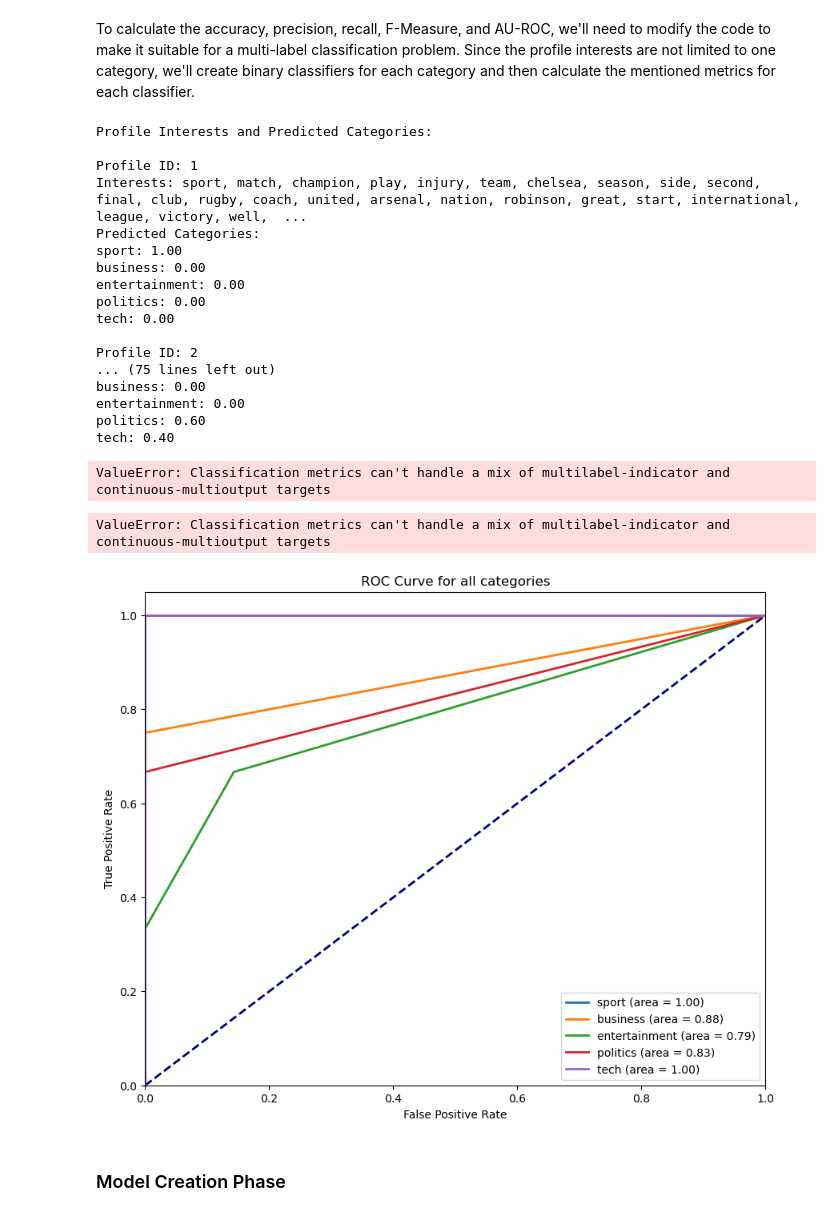
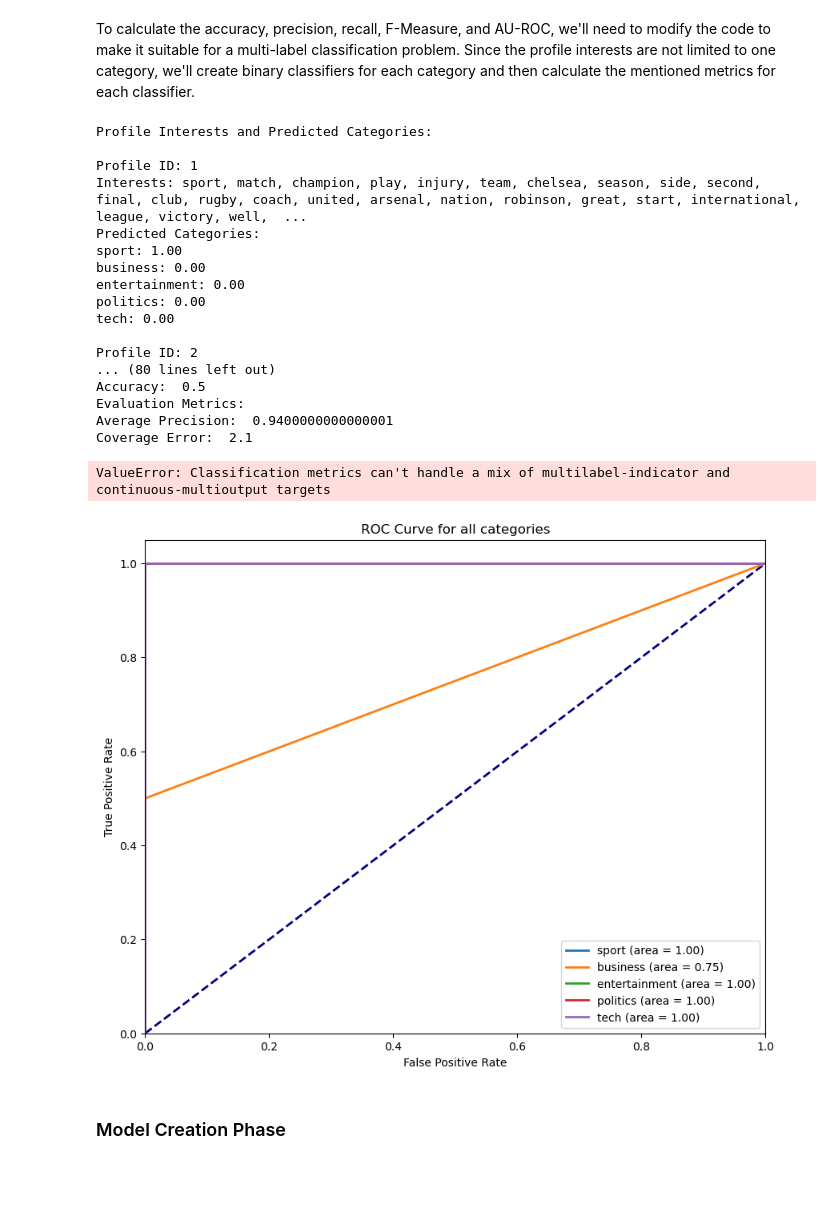
Before and after one commit to GNajeral/IR_1, a Jupyter notebook: assignment.ipynb, the cells around one changed output. Cells and saved outputs as stored; diff of their text form; code cells hidden in the pictures; blank space fills up the shorter version.

```diff
--- a/assignment.ipynb
+++ b/assignment.ipynb
@@ -198,7 +198,7 @@ balanced_data.groupby(['Category']).size().sort_values(ascending=True).plot(kind
 from sklearn.feature_extraction.text import TfidfVectorizer
 
 vectorizer = TfidfVectorizer(stop_words='english')
-document_vectors = vectorizer.fit_transform(balanced_data['clean_text'])
+documents_vec = vectorizer.fit_transform(balanced_data['clean_text'])
 # %%
 topics = {
     # Sport
@@ -317,8 +317,8 @@ profiles_list = [profiles_vec[i] for i in range(len(profiles_vec))]
 from sklearn.metrics.pairwise import cosine_similarity
 
 # Function to find the top n matches for a profile
-def find_top_n_matches(profile_vec, document_vectors, n):
-    similarities = cosine_similarity(profile_vec, document_vectors)
+def find_top_n_matches(profile_vec, documents_vec, n):
+    similarities = cosine_similarity(profile_vec, documents_vec)
     sorted_indices = np.argsort(similarities[0])[::-1]
     return sorted_indices[:n]
 
@@ -327,7 +327,7 @@ n = 5
 recommended_documents = []
 
 for profile_vec in profiles_vec:
-    top_n_indices = find_top_n_matches(profile_vec, document_vectors, n)
+    top_n_indices = find_top_n_matches(profile_vec, documents_vec, n)
     recommended_documents.append(top_n_indices)
 # %% [markdown]
 ### System Evaluation
@@ -338,7 +338,7 @@ from sklearn.metrics import accuracy_score, precision_score, recall_score, f1_sc
 
 # Create binary classifiers for each category
 categories = list(topics.keys())
-category_classifiers = {category: (document_vectors, (balanced_data['Category'] == category).astype(int)) for category in categories}
+category_classifiers = {category: (documents_vec, (balanced_data['Category'] == category).astype(int)) for category in categories}
 
 # Calculate metrics for each profile
 all_true_labels = []
@@ -399,18 +399,17 @@ politics: 0.00
 tech: 0.00
 
 Profile ID: 2
-... (75 lines left out)
-business: 0.00
-entertainment: 0.00
-politics: 0.60
-tech: 0.40
+... (80 lines left out)
+Accuracy:  0.5
+Evaluation Metrics:
+Average Precision:  0.9400000000000001
+Coverage Error:  2.1
-ValueError: Classification metrics can't handle a mix of multilabel-indicator and continuous-multioutput targets
 # %%
 from sklearn.metrics import classification_report, multilabel_confusion_matrix
 
 # Calculate classification report and confusion matrix
-class_report = classification_report(all_true_labels, all_predicted_labels, target_names=categories, zero_division=0)
-conf_matrix = multilabel_confusion_matrix(all_true_labels, all_predicted_labels)
+class_report = classification_report(all_true_labels, all_predicted_scores, target_names=categories, zero_division=0)
+conf_matrix = multilabel_confusion_matrix(all_true_labels, all_predicted_scores)
 
 print("Classification Report:\n", class_report)
 print("Confusion Matrix:\n")
@@ -424,34 +423,34 @@ ValueError: Classification metrics can't handle a mix of multilabel-indicator an
 # %%
 import matplotlib.pyplot as plt
 from sklearn.metrics import roc_curve, auc
 
 # Function to plot ROC curve for each category
 def plot_roc_curve(true_labels, predicted_labels, category, ax):
     fpr, tpr, _ = roc_curve(true_labels, predicted_labels)
     roc_auc = auc(fpr, tpr)
 
     ax.plot(fpr, tpr,
              lw=2, label=f'{category} (area = {roc_auc:.2f})')
 
 # Set up the figure and axis for the plot
 fig, ax = plt.subplots(figsize=(10, 8))
 ax.plot([0, 1], [0, 1], color='navy', lw=2, linestyle='--')
 ax.set_xlim([0.0, 1.0])
 ax.set_ylim([0.0, 1.05])
 ax.set_xlabel('False Positive Rate')
 ax.set_ylabel('True Positive Rate')
 ax.set_title('ROC Curve for all categories')
 
 # Plot ROC curve for each category
 for category in categories:
     true_labels = all_true_labels[:, categories.index(category)]
-    predicted_labels = all_predicted_labels[:, categories.index(category)]
-    plot_roc_curve(true_labels, predicted_labels, category, ax)
+    predicted_scores = all_predicted_scores[:, categories.index(category)]
+    plot_roc_curve(true_labels, predicted_scores, category, ax)
 
 ax.legend(loc="lower right")
 plt.show()
 # %% [output]
-[figure, old version]
+[figure, new version]
 # %% [markdown]
 ### Model Creation Phase
 # %%
```
Also changed, not shown: parts of 4 cells of this notebook, 1 other file.
